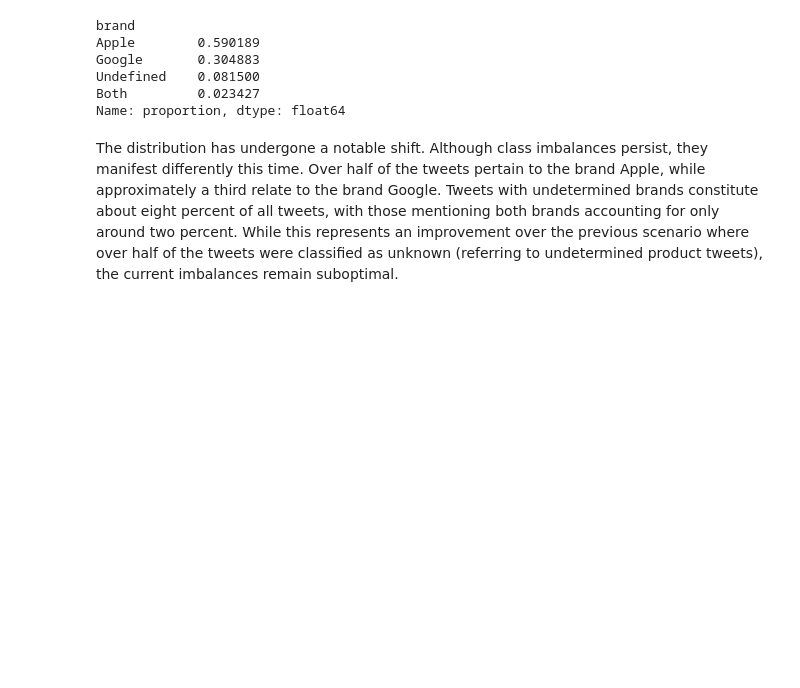
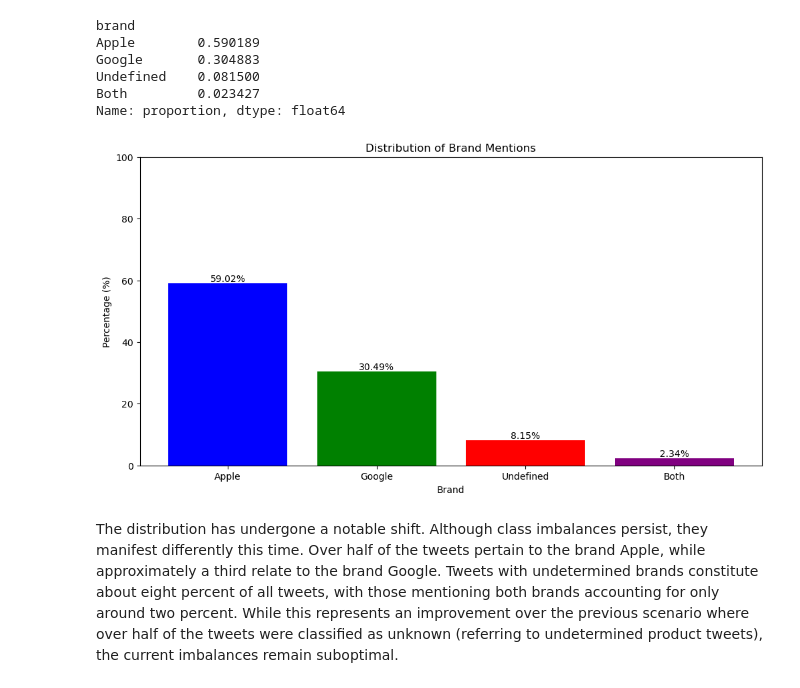
Before and after one commit to KennedyOwinoJnr/Twitter-Sentiment-Analysis, a Jupyter notebook: ProjectNotebook.ipynb, the cells around one changed output. Drawn from its saved outputs; the diff is of its cells as text; code cells hidden in the pictures; blank space fills up the shorter version.

```diff
--- a/ProjectNotebook.ipynb
+++ b/ProjectNotebook.ipynb
@@ -210,5 +240,29 @@ Google       0.304883
 Undefined    0.081500
 Both         0.023427
 Name: proportion, dtype: float64
+# %%
+#Visually inspecting the brand distribution
+
+brand_distribution = data['brand'].value_counts(normalize=True).to_dict()
+
+brands = list(brand_distribution.keys())
+percentages = [value * 100 for value in brand_distribution.values()]  # Convert proportions to percentages
+
+# Creating the bar plot
+plt.figure(figsize=(12, 6))
+plt.bar(brands, percentages, color=['blue', 'green', 'red', 'purple'])
+
+plt.xlabel('Brand')
+plt.ylabel('Percentage (%)')
+plt.title('Distribution of Brand Mentions')
+plt.ylim(0, 100)
+
+# Adding percentage data labels above each bar
+for i, percentage in enumerate(percentages):
+    plt.text(i, percentage + 0.5, f'{percentage:.2f}%', ha = 'center')
+
+plt.show()
+# %% [output]
+[figure, added]
 # %% [markdown]
 The distribution has undergone a notable shift. Although class imbalances persist, they manifest differently this time. Over half of the tweets pertain to the brand Apple, while approximately a third relate to the brand Google. Tweets with undetermined brands constitute about eight percent of all tweets, with those mentioning both brands accounting for only around two percent. While this represents an improvement over the previous scenario where over half of the tweets were classified as unknown (referring to undetermined product tweets), the current imbalances remain suboptimal.
```
Also changed, not shown: parts of 32 cells of this notebook.
